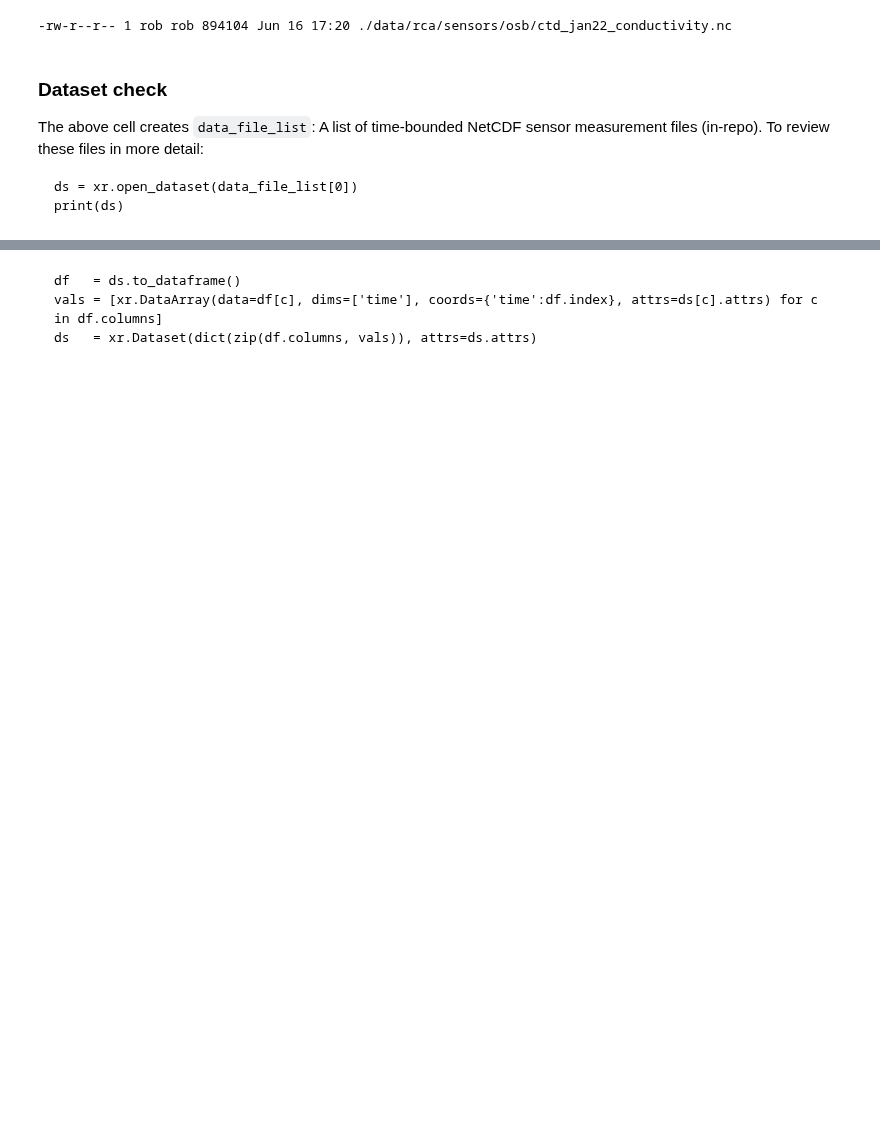
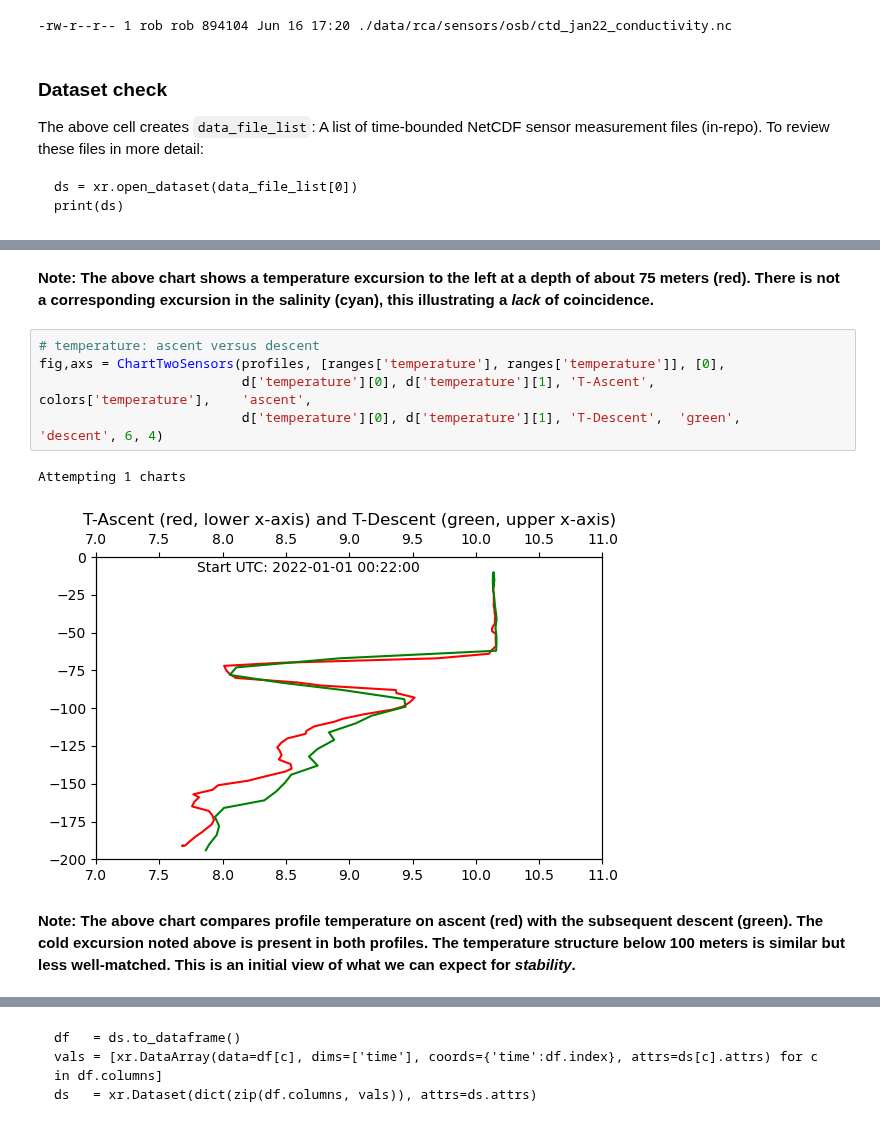
Before and after one commit to geo-smart/oceanography, a Jupyter notebook: book/chapters/data.ipynb, the cells around one changed output, grey strips where cells are left out. Cells and saved outputs as stored; diff of their text form; blank space fills up the shorter version.

```diff
--- a/book/chapters/data.ipynb
+++ b/book/chapters/data.ipynb
@@ -344,2 +418,17 @@ print(ds)
+# %% [markdown]
+**Note: The above chart shows a temperature excursion to the left at a depth of about 75 meters (red).
+There is not a corresponding excursion in the salinity (cyan), this illustrating a *lack* of coincidence.**
+# %%
+# temperature: ascent versus descent
+fig,axs = ChartTwoSensors(profiles, [ranges['temperature'], ranges['temperature']], [0],
+                          d['temperature'][0], d['temperature'][1], 'T-Ascent',   colors['temperature'],    'ascent',
+                          d['temperature'][0], d['temperature'][1], 'T-Descent',  'green',                  'descent', 6, 4)
+# %% [output]
+Attempting 1 charts
+[figure, added]
+# %% [markdown]
+**Note: The above chart compares profile temperature on ascent (red) with the subsequent descent (green).
+The cold excursion noted above is present in both profiles. The temperature structure below 100 meters
+is similar but less well-matched. This is an initial view of what we can expect for *stability*.**
 # %%
 # this cell connects to the RCA Zarr filesystem on the cloud and lists available data streams
```
Also changed, not shown: parts of 30 cells of this notebook, 7 other files.
